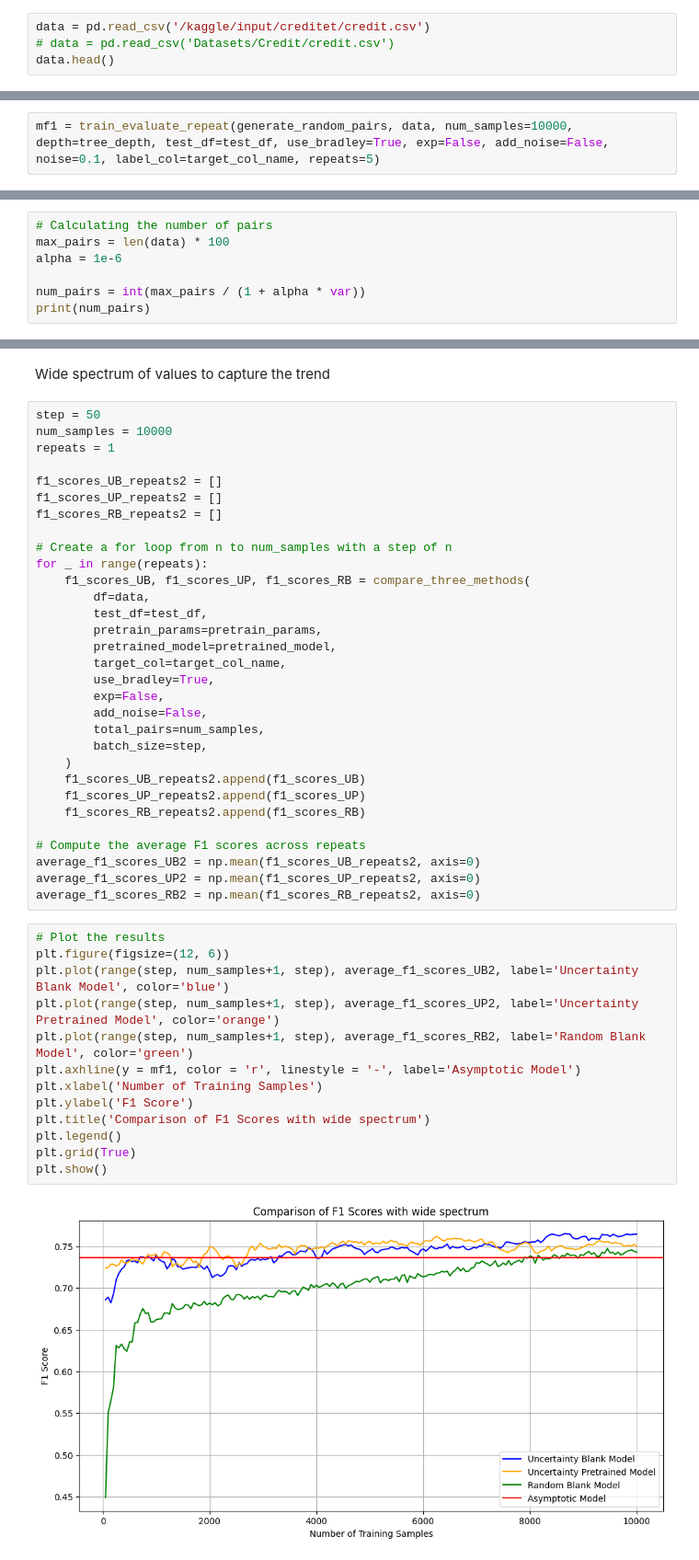
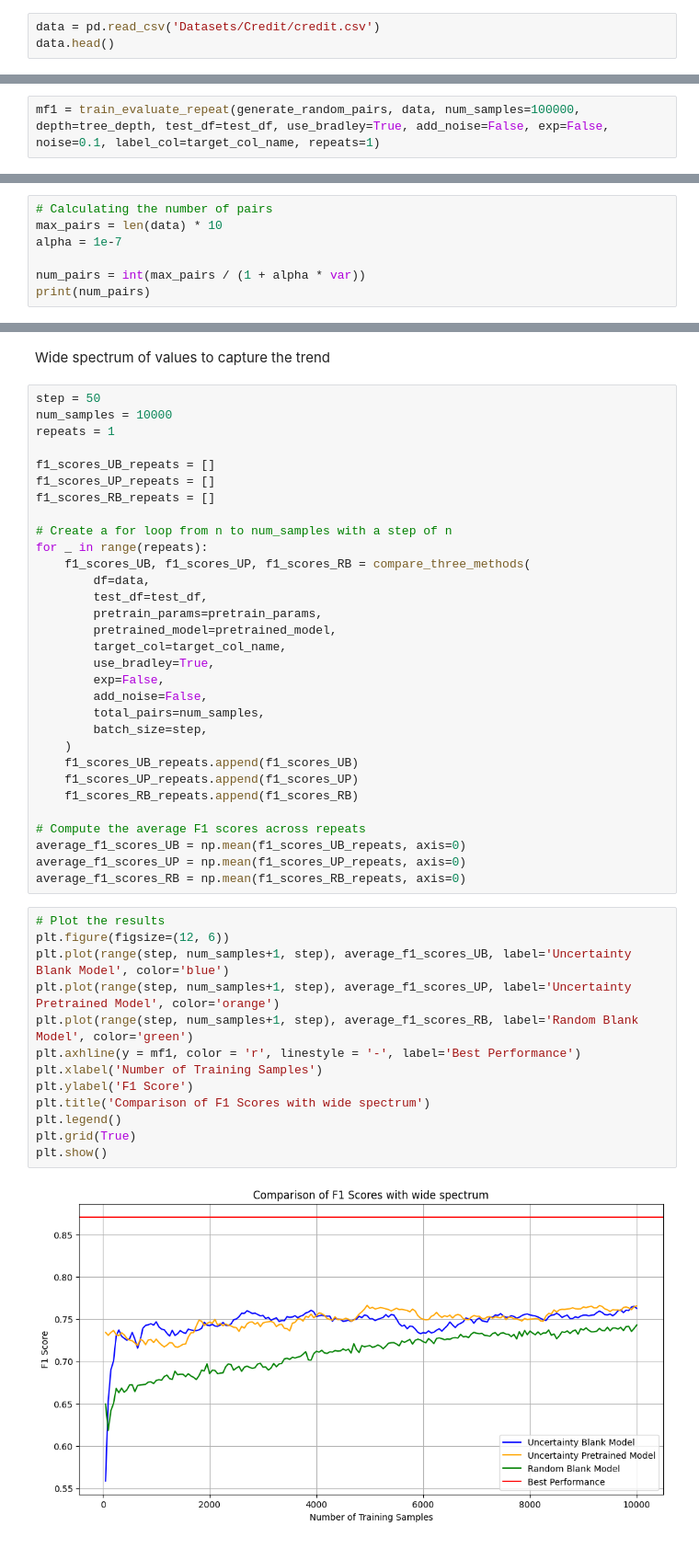
Before and after one commit to Dan-A2/cold-start-preference-learning, a Jupyter notebook: Credit_code.ipynb, the cells around one changed output, grey strips where cells are left out. Shown at 92% size. Saved outputs shown, nothing was run; the diff lists cells and outputs as text.

```diff
--- a/Credit_code.ipynb
+++ b/Credit_code.ipynb
@@ -14,8 +14,7 @@ pd.set_option('display.max_rows', None)
 # %% [markdown]
 # Dataset
 # %%
-data = pd.read_csv('/kaggle/input/creditet/credit.csv')
-# data = pd.read_csv('Datasets/Credit/credit.csv')
+data = pd.read_csv('Datasets/Credit/credit.csv')
 data.head()
 # %% [output]
 |  | Unnamed: 0 | Age | Sex | Job | Housing | Saving accounts | Checking account | Credit amount | ... |
@@ -124,5 +123,5 @@ test_df = create_pair_df(data, test_pairs, target_col_name)
 # %%
 tree_depth = int(np.round(np.sqrt(len(data.columns))))
 # %%
-mf1 = train_evaluate_repeat(generate_random_pairs, data, num_samples=10000, depth=tree_depth, test_df=test_df, use_bradley=True, exp=False, add_noise=False, noise=0.1, label_col=target_col_name, repeats=5)
+mf1 = train_evaluate_repeat(generate_random_pairs, data, num_samples=100000, depth=tree_depth, test_df=test_df, use_bradley=True, add_noise=False, exp=False, noise=0.1, label_col=target_col_name, repeats=1)
 # %% [output]
@@ -138,7 +137,7 @@ print(var)
 # %%
 # Calculating the number of pairs
-max_pairs = len(data) * 100
-alpha = 1e-6
+max_pairs = len(data) * 10
+alpha = 1e-7
 
 num_pairs = int(max_pairs / (1 + alpha * var))
 print(num_pairs)
@@ -206,9 +205,9 @@ step = 50
 num_samples = 10000
 repeats = 1
 
-f1_scores_UB_repeats2 = []
-f1_scores_UP_repeats2 = []
-f1_scores_RB_repeats2 = []
+f1_scores_UB_repeats = []
+f1_scores_UP_repeats = []
+f1_scores_RB_repeats = []
 
 # Create a for loop from n to num_samples with a step of n
 for _ in range(repeats):
@@ -224,26 +223,26 @@ for _ in range(repeats):
         total_pairs=num_samples,
         batch_size=step,
     )
-    f1_scores_UB_repeats2.append(f1_scores_UB)
-    f1_scores_UP_repeats2.append(f1_scores_UP)
-    f1_scores_RB_repeats2.append(f1_scores_RB)
+    f1_scores_UB_repeats.append(f1_scores_UB)
+    f1_scores_UP_repeats.append(f1_scores_UP)
+    f1_scores_RB_repeats.append(f1_scores_RB)
 
 # Compute the average F1 scores across repeats
-average_f1_scores_UB2 = np.mean(f1_scores_UB_repeats2, axis=0)
-average_f1_scores_UP2 = np.mean(f1_scores_UP_repeats2, axis=0)
-average_f1_scores_RB2 = np.mean(f1_scores_RB_repeats2, axis=0)
+average_f1_scores_UB = np.mean(f1_scores_UB_repeats, axis=0)
+average_f1_scores_UP = np.mean(f1_scores_UP_repeats, axis=0)
+average_f1_scores_RB = np.mean(f1_scores_RB_repeats, axis=0)
 # %%
 # Plot the results
 plt.figure(figsize=(12, 6))
-plt.plot(range(step, num_samples+1, step), average_f1_scores_UB2, label='Uncertainty Blank Model', color='blue')
-plt.plot(range(step, num_samples+1, step), average_f1_scores_UP2, label='Uncertainty Pretrained Model', color='orange')
-plt.plot(range(step, num_samples+1, step), average_f1_scores_RB2, label='Random Blank Model', color='green')
-plt.axhline(y = mf1, color = 'r', linestyle = '-', label='Asymptotic Model')
+plt.plot(range(step, num_samples+1, step), average_f1_scores_UB, label='Uncertainty Blank Model', color='blue')
+plt.plot(range(step, num_samples+1, step), average_f1_scores_UP, label='Uncertainty Pretrained Model', color='orange')
+plt.plot(range(step, num_samples+1, step), average_f1_scores_RB, label='Random Blank Model', color='green')
+plt.axhline(y = mf1, color = 'r', linestyle = '-', label='Best Performance')
 plt.xlabel('Number of Training Samples')
 plt.ylabel('F1 Score')
 plt.title('Comparison of F1 Scores with wide spectrum')
 plt.legend()
 plt.grid(True)
 plt.show()
 # %% [output]
-[figure, old version]
+[figure, new version]
```
Also changed, not shown: parts of 7 cells of this notebook, 9 other files.
